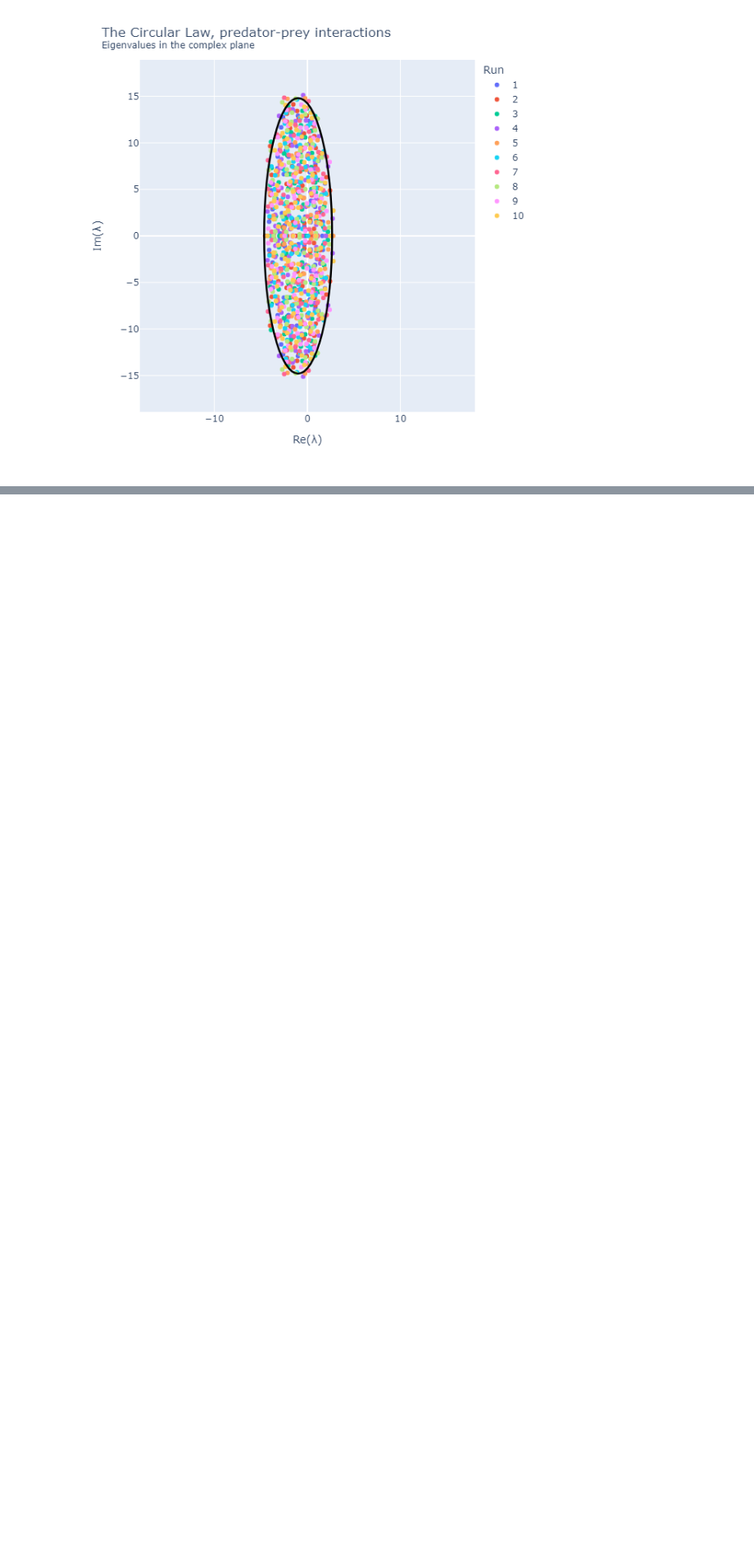
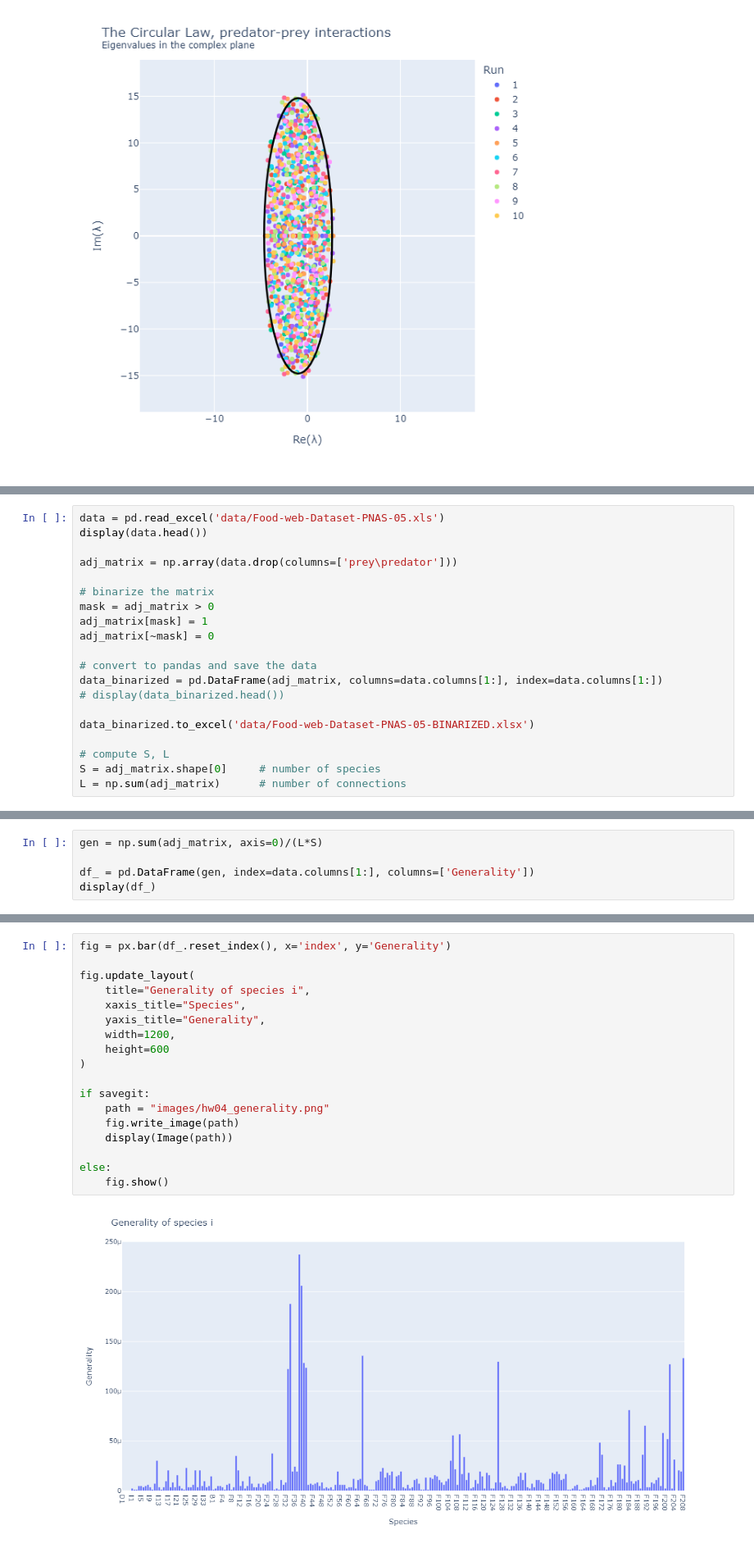
Before and after one commit to NicolaZomer/Physical_Models_of_Living_Systems, a Jupyter notebook: hw04_Ecological_Interactions.ipynb, the cells around one changed output, grey strips where cells are left out. Shown at 82% size. Drawn from its saved outputs; the diff is of its cells as text; blank space fills up the shorter version.

```diff
--- a/hw04_Ecological_Interactions.ipynb
+++ b/hw04_Ecological_Interactions.ipynb
@@ -937,0 +948,20 @@ Idee per la dashboard:
+# %%
+data = pd.read_excel('data/Food-web-Dataset-PNAS-05.xls')
+display(data.head())
+
+adj_matrix = np.array(data.drop(columns=['prey\predator']))
+
+# binarize the matrix
+mask = adj_matrix > 0
+adj_matrix[mask] = 1
+adj_matrix[~mask] = 0
+
+# convert to pandas and save the data
+data_binarized = pd.DataFrame(adj_matrix, columns=data.columns[1:], index=data.columns[1:])
+# display(data_binarized.head())
+
+data_binarized.to_excel('data/Food-web-Dataset-PNAS-05-BINARIZED.xlsx')
+
+# compute S, L
+S = adj_matrix.shape[0]     # number of species
+L = np.sum(adj_matrix)      # number of connections
@@ -937,0 +982,5 @@ Idee per la dashboard:
+# %%
+gen = np.sum(adj_matrix, axis=0)/(L*S)
+
+df_ = pd.DataFrame(gen, index=data.columns[1:], columns=['Generality'])
+display(df_)
@@ -937,0 +1001,20 @@ Idee per la dashboard:
+# %%
+fig = px.bar(df_.reset_index(), x='index', y='Generality')
+
+fig.update_layout(
+    title="Generality of species i",
+    xaxis_title="Species",
+    yaxis_title="Generality",
+    width=1200,
+    height=600
+)
+
+if savegit:
+    path = "images/hw04_generality.png"
+    fig.write_image(path)
+    display(Image(path))
+
+else:
+    fig.show()
+# %% [output]
+[figure, added]
```
Also changed, not shown: parts of 22 cells of this notebook, 5 other files.
